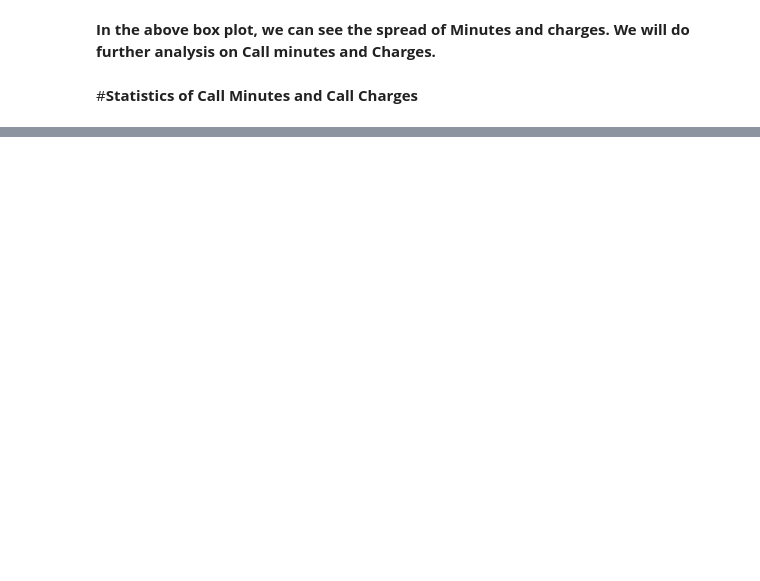
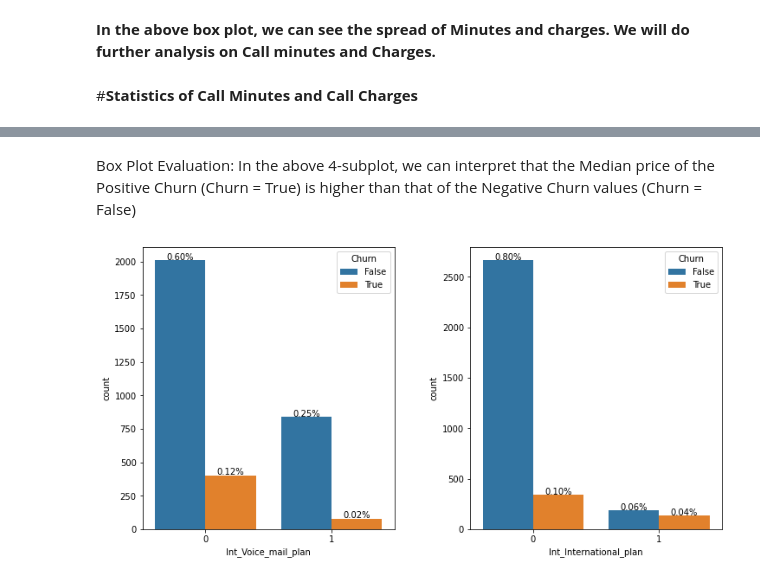
Before and after one commit to Damonaak/EDA_project, a Jupyter notebook: Khushal_copy_of_EDA_Project.ipynb, the cells around one changed output, grey strips where cells are left out. Drawn from its saved outputs; the diff is of its cells as text; code cells hidden in the pictures; blank space fills up the shorter version.

```diff
--- a/Khushal_copy_of_EDA_Project.ipynb
+++ b/Khushal_copy_of_EDA_Project.ipynb
@@ -382,0 +483,17 @@ sns.countplot(x='Voice mail plan', hue='Churn', data=df)
+# %% [markdown]
+Box Plot Evaluation: In the above 4-subplot, we can interpret that the Median price of the Positive Churn (Churn = True) is higher than that of the Negative Churn values (Churn = False)
+# %%
+_, axs = plt.subplots(1, 2, figsize=(12, 6))
+plt.subplots_adjust(wspace = 0.3)
+ax = sns.countplot(data = df, x = "Int_Voice_mail_plan", hue = "Churn", ax = axs[0])
+ax1 = sns.countplot(data = df, x = "Int_International_plan", hue = "Churn", ax = axs[1])
+
+for p in ax.patches:
+        height = p.get_height()
+        ax.text(p.get_x()+p.get_width()/2, height + 3.4,"{:1.2f}%".format(height/len(df),0),ha = "center", rotation = 0)
+
+for p in ax1.patches:
+        height = p.get_height()
+        ax1.text(p.get_x()+p.get_width()/2,height + 3.4,"{:1.2f}%".format(height/len(df),0),ha = "center", rotation = 0 )
+# %% [output]
+[figure, added]
```
Also changed, not shown: parts of 15 cells of this notebook.
